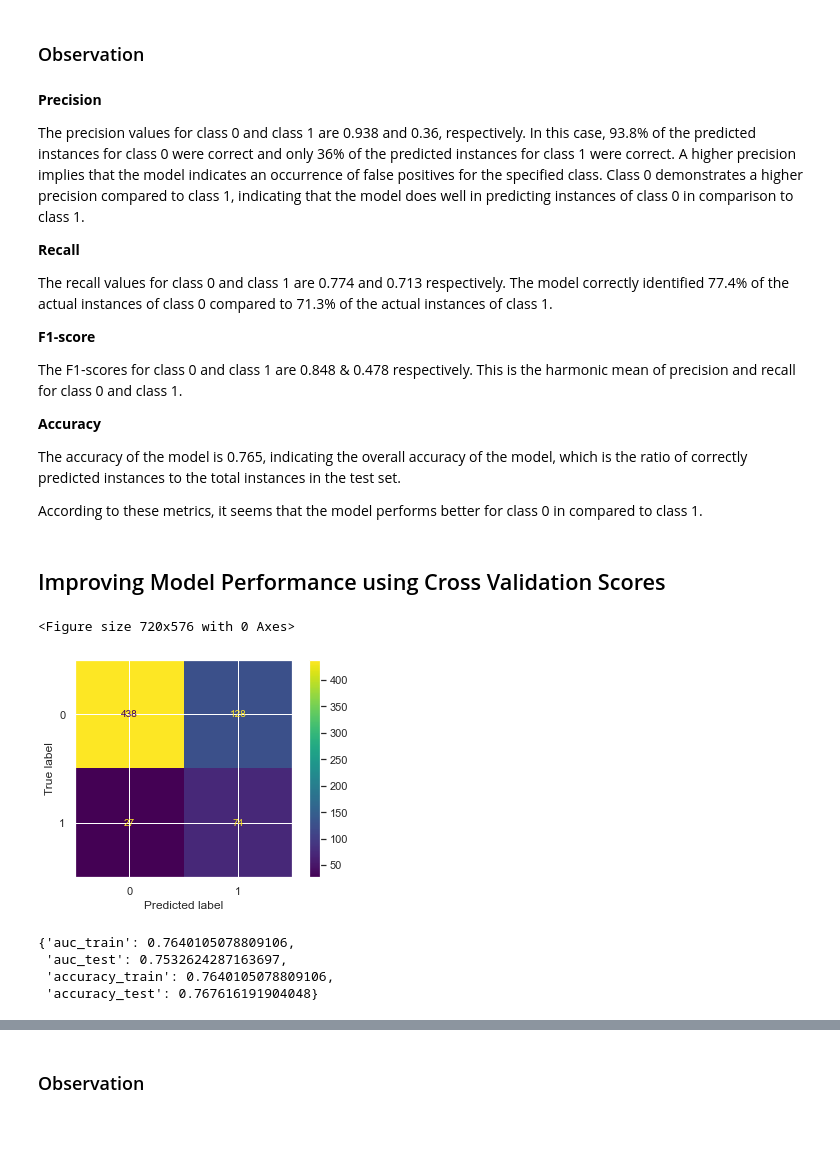
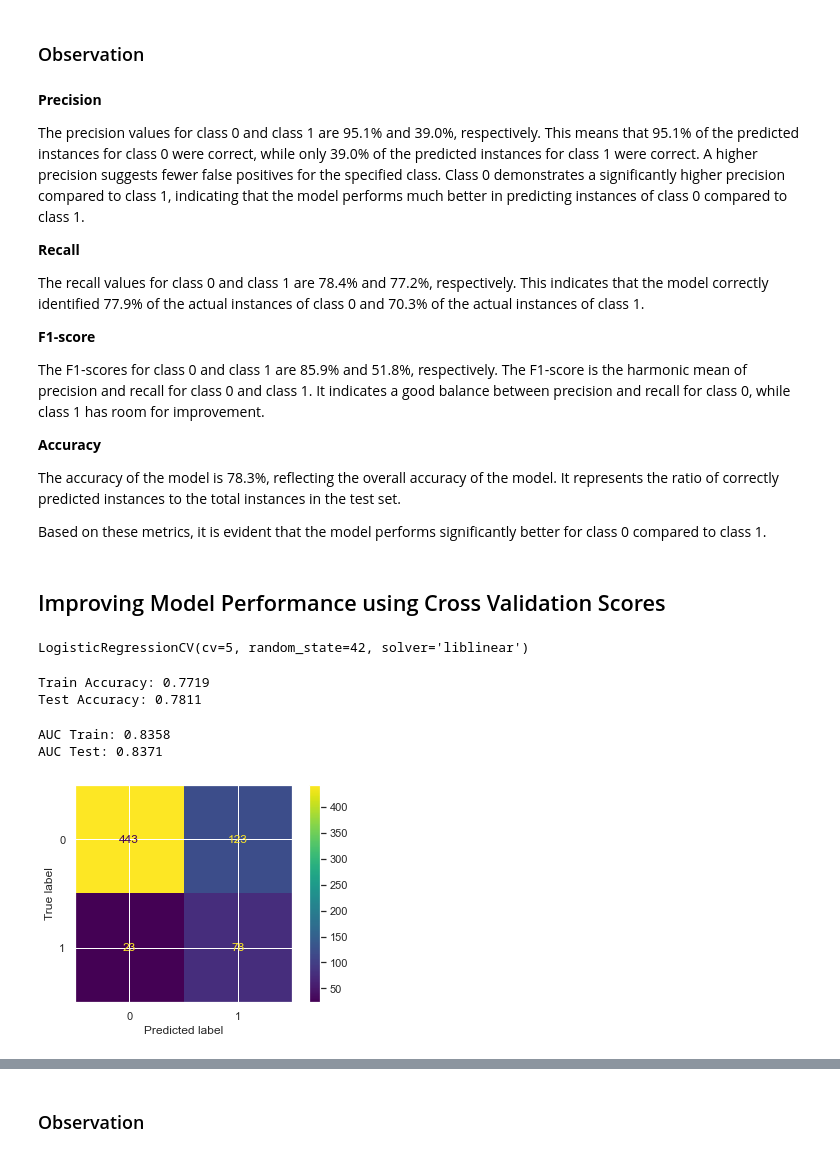
Before and after one commit to frankkiptoo/Phase-3-Project-SyriaTel-Customer-Churn-Prediction, a Jupyter notebook: student.ipynb, the cells around one changed output, grey strips where cells are left out. Saved outputs shown, nothing was run; the diff lists cells and outputs as text; code cells hidden in the pictures; blank space fills up the shorter version.

```diff
--- a/student.ipynb
+++ b/student.ipynb
@@ -740,44 +725,61 @@ Class_report
 # %% [markdown]
 **Precision**
 
-The precision values for class 0 and class 1 are 0.938 and 0.36, respectively. In this case, 93.8% of the predicted instances for class 0 were correct and only 36% of the predicted instances for class 1 were correct. A higher precision implies that the model indicates an occurrence of false positives for the specified class. Class 0 demonstrates a higher precision compared to class 1, indicating that the model does well in predicting instances of class 0 in comparison to class 1.
+The precision values for class 0 and class 1 are 95.1% and 39.0%, respectively. This means that 95.1% of the predicted instances for class 0 were correct, while only 39.0% of the predicted instances for class 1 were correct. A higher precision suggests fewer false positives for the specified class. Class 0 demonstrates a significantly higher precision compared to class 1, indicating that the model performs much better in predicting instances of class 0 compared to class 1.
 
 **Recall**
 
-The recall values for class 0 and class 1 are 0.774 and 0.713 respectively. The model correctly identified 77.4% of the actual instances of class 0 compared to 71.3% of the actual instances of class 1.
+The recall values for class 0 and class 1 are 78.4% and 77.2%, respectively. This indicates that the model correctly identified 77.9% of the actual instances of class 0 and 70.3% of the actual instances of class 1.
 
 **F1-score**
 
-The F1-scores for class 0 and class 1 are 0.848 & 0.478 respectively. This is the harmonic mean of precision and recall for class 0 and class 1.
+The F1-scores for class 0 and class 1 are 85.9% and 51.8%, respectively. The F1-score is the harmonic mean of precision and recall for class 0 and class 1. It indicates a good balance between precision and recall for class 0, while class 1 has room for improvement.
 
 **Accuracy**
 
-The accuracy of the model is 0.765, indicating the overall accuracy of the model, which is the ratio of correctly predicted instances to the total instances in the test set.
+The accuracy of the model is 78.3%, reflecting the overall accuracy of the model. It represents the ratio of correctly predicted instances to the total instances in the test set.
 
-According to these metrics, it seems that the model performs better for class 0 in compared to class 1.
+Based on these metrics, it is evident that the model performs significantly better for class 0 compared to class 1.
 # %% [markdown]
 ## Improving Model Performance using Cross Validation Scores
 # %%
 # Create an instance of Logistic Regression with cross-validation
-cross_val = LogisticRegressionCV(cv=5, solver='liblinear')
+cross_val = LogisticRegressionCV(cv=5, solver='liblinear', random_state=42)
 
 # Fit the model on the resampled training data
 cross_val.fit(X_train_resampled, y_train_resampled)
-
-# Predict on the resampled training and testing data
-y_train_pred = cross_val.predict(X_train_resampled)
-y_test_pred = cross_val.predict(X_test)
-
-# Calculate accuracy on the resampled training and testing data
-train_accuracy = accuracy_score(y_train_resampled, y_train_pred)
-test_accuracy = accuracy_score(y_test, y_test_pred)
+# %% [output]
+LogisticRegressionCV(cv=5, random_state=42, solver='liblinear')
-# %%
-# Check baseline model cross validation metrics and generate confusion matrix
-evaluate_model_metrics(cross_val, X_train_resampled,y_train_resampled, X_test, y_test)
-# %% [output]
-<Figure size 720x576 with 0 Axes>
-[figure, removed]
-{'auc_train': 0.7640105078809106,
- 'auc_test': 0.7532624287163697,
- 'accuracy_train': 0.7640105078809106,
- 'accuracy_test': 0.767616191904048}
+# %%
+# Calculate train accuracy
+train_accuracy = cross_val.score(X_train_resampled, y_train_resampled)
+
+# Calculate test accuracy
+test_accuracy = cross_val.score(X_test_scaled, y_test)
+
+print(f"Train Accuracy: {train_accuracy:.4f}")
+print(f"Test Accuracy: {test_accuracy:.4f}")
+# %% [output]
+Train Accuracy: 0.7719
+Test Accuracy: 0.7811
+# %%
+# Predict probabilities for train and test datasets
+y_train_pred_proba = cross_val.predict_proba(X_train_resampled)[:, 1]
+y_test_pred_proba = cross_val.predict_proba(X_test_scaled)[:, 1]
+
+# Calculate AUC for train dataset
+auc_train = roc_auc_score(y_train_resampled, y_train_pred_proba)
+
+# Calculate AUC for test dataset
+auc_test = roc_auc_score(y_test, y_test_pred_proba)
+
+# Visualize confusion matrix for test set
+cm_test = confusion_matrix(y_test, cross_val.predict(X_test_scaled))
+ConfusionMatrixDisplay(confusion_matrix=cm_test).plot()
+
+print(f"AUC Train: {auc_train:.4f}")
+print(f"AUC Test: {auc_test:.4f}")
+# %% [output]
+AUC Train: 0.8358
+AUC Test: 0.8371
+[figure, added]
```
Also changed, not shown: parts of 63 cells of this notebook.
